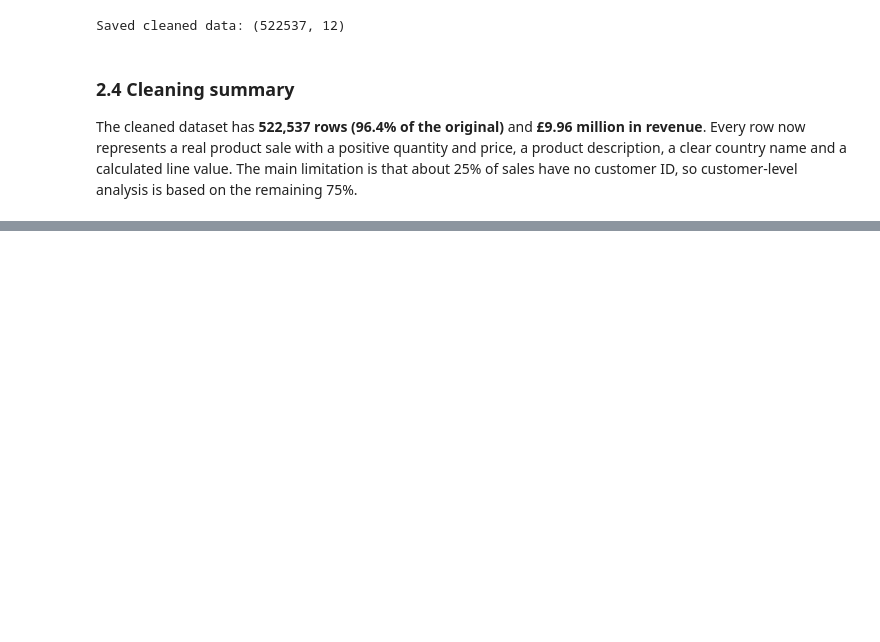
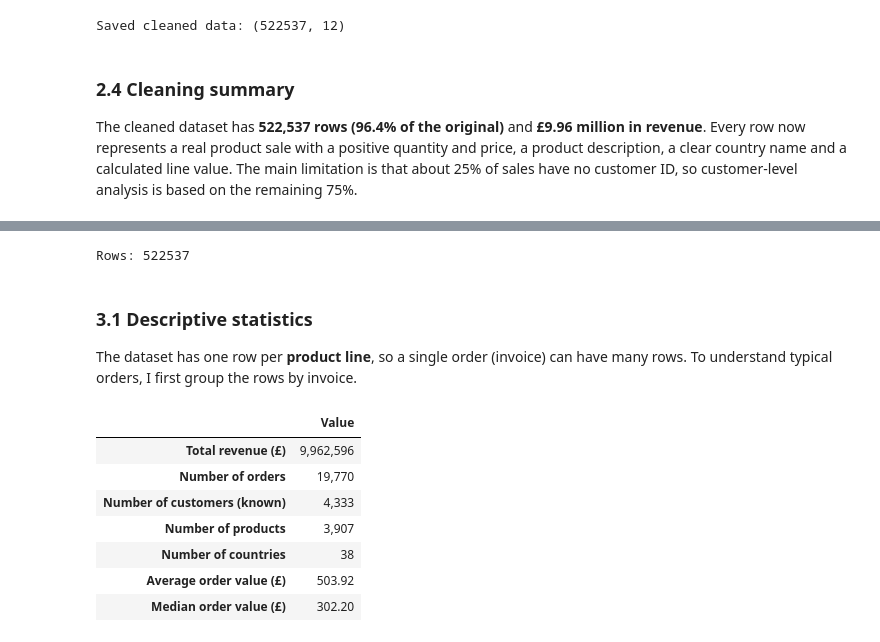
Before and after one commit to Enne08/online-retail-dashboard, a Jupyter notebook: online_retail_analysis.ipynb, the cells around one changed output, grey strips where cells are left out. Cells and saved outputs as stored; diff of their text form; code cells hidden in the pictures; blank space fills up the shorter version.

```diff
--- a/online_retail_analysis.ipynb
+++ b/online_retail_analysis.ipynb
@@ -327,0 +340,40 @@ The cleaned dataset has **522,537 rows (96.4% of the original)** and **£9.96 mi
+# %%
+import matplotlib.ticker as mticker
+
+sales = pd.read_csv("data/online_retail_clean.csv", parse_dates=["InvoiceDate"],
+                    dtype={"InvoiceNo": str, "StockCode": str, "CustomerID": str})
+print("Rows:", len(sales))
+# %% [output]
+Rows: 522537
+# %% [markdown]
+### 3.1 Descriptive statistics
+
+The dataset has one row per **product line**, so a single order (invoice) can have many rows. To understand typical orders, I first group the rows by invoice.
+# %%
+orders = sales.groupby("InvoiceNo").agg(
+    OrderValue=("TotalPrice", "sum"),
+    Items=("Quantity", "sum"),
+    Lines=("StockCode", "count"),
+    CustomerID=("CustomerID", "first"),
+    Country=("Country", "first"),
+)
+
+kpis = {
+    "Total revenue (£)": f"{sales['TotalPrice'].sum():,.0f}",
+    "Number of orders": f"{len(orders):,}",
+    "Number of customers (known)": f"{sales.loc[sales['CustomerID'] != 'Unknown', 'CustomerID'].nunique():,}",
+    "Number of products": f"{sales['StockCode'].nunique():,}",
+    "Number of countries": sales["Country"].nunique(),
+    "Average order value (£)": f"{orders['OrderValue'].mean():,.2f}",
+    "Median order value (£)": f"{orders['OrderValue'].median():,.2f}",
+}
+pd.Series(kpis, name="Value").to_frame()
+# %% [output]
+|  | Value |
+| Total revenue (£) | 9,962,596 |
+| Number of orders | 19,770 |
+| Number of customers (known) | 4,333 |
+| Number of products | 3,907 |
+| Number of countries | 38 |
+| Average order value (£) | 503.92 |
+| Median order value (£) | 302.20 |
```
Also changed, not shown: parts of 10 cells of this notebook.
